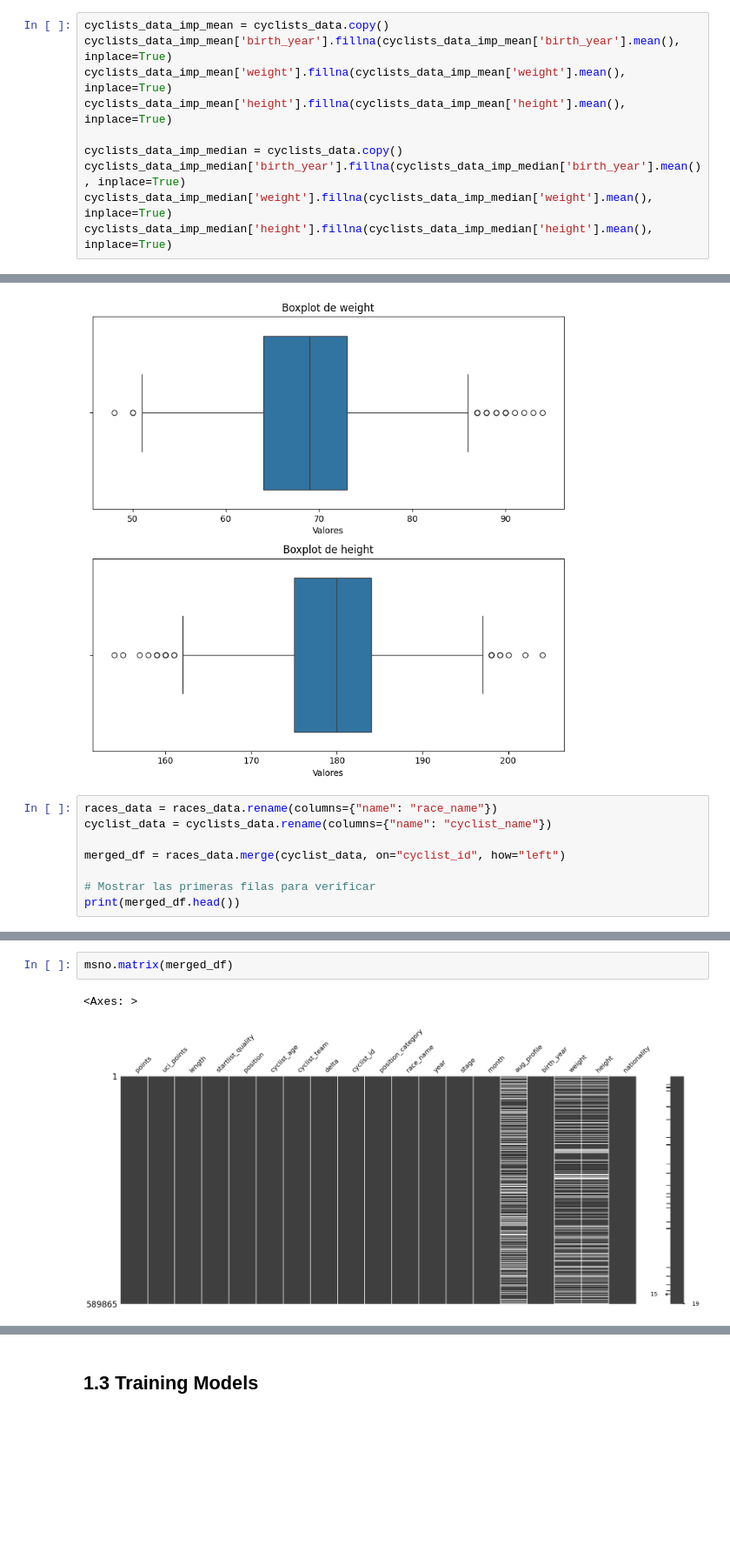
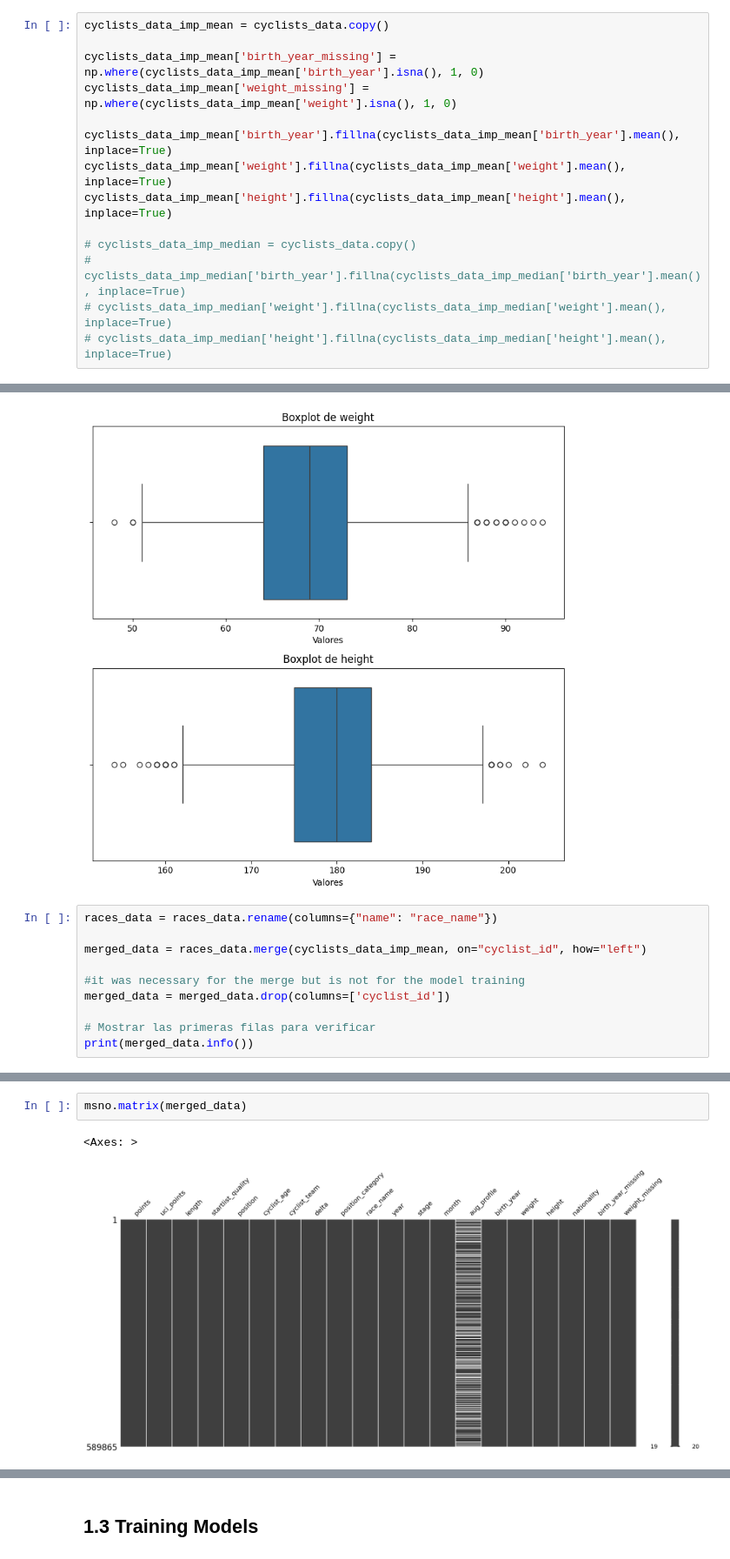
Before and after one commit to mariaviv27/Machine-Learning-Avanzado, a Jupyter notebook: machinelearning.ipynb, the cells around one changed output, grey strips where cells are left out. Shown: that part at 87% size. Cells and saved outputs as stored; diff of their text form; blank space fills up the shorter version.

```diff
--- a/machinelearning.ipynb
+++ b/machinelearning.ipynb
@@ -238,13 +254,17 @@ dtype: object
 # %%
 cyclists_data_imp_mean = cyclists_data.copy()
+
+cyclists_data_imp_mean['birth_year_missing'] = np.where(cyclists_data_imp_mean['birth_year'].isna(), 1, 0)
+cyclists_data_imp_mean['weight_missing'] = np.where(cyclists_data_imp_mean['weight'].isna(), 1, 0)
+
 cyclists_data_imp_mean['birth_year'].fillna(cyclists_data_imp_mean['birth_year'].mean(), inplace=True)
 cyclists_data_imp_mean['weight'].fillna(cyclists_data_imp_mean['weight'].mean(), inplace=True)
 cyclists_data_imp_mean['height'].fillna(cyclists_data_imp_mean['height'].mean(), inplace=True)
 
-cyclists_data_imp_median = cyclists_data.copy()
-cyclists_data_imp_median['birth_year'].fillna(cyclists_data_imp_median['birth_year'].mean(), inplace=True)
-cyclists_data_imp_median['weight'].fillna(cyclists_data_imp_median['weight'].mean(), inplace=True)
-cyclists_data_imp_median['height'].fillna(cyclists_data_imp_median['height'].mean(), inplace=True)
+# cyclists_data_imp_median = cyclists_data.copy()
+# cyclists_data_imp_median['birth_year'].fillna(cyclists_data_imp_median['birth_year'].mean(), inplace=True)
+# cyclists_data_imp_median['weight'].fillna(cyclists_data_imp_median['weight'].mean(), inplace=True)
+# cyclists_data_imp_median['height'].fillna(cyclists_data_imp_median['height'].mean(), inplace=True)
 # %% [output]
 The behavior will change in pandas 3.0. This inplace method will never work because the intermediate object on which we are setting values always behaves as a copy.
 
@@ -382,10 +389,12 @@ plt.show()
 [figure]
 # %%
 races_data = races_data.rename(columns={"name": "race_name"})
-cyclist_data = cyclists_data.rename(columns={"name": "cyclist_name"})
 
-merged_df = races_data.merge(cyclist_data, on="cyclist_id", how="left")
+merged_data = races_data.merge(cyclists_data_imp_mean, on="cyclist_id", how="left")
+
+#it was necessary for the merge but is not for the model training
+merged_data = merged_data.drop(columns=['cyclist_id'])
 
 # Mostrar las primeras filas para verificar
-print(merged_df.head())
+print(merged_data.info())
 # %% [output]
@@ -412,5 +427,5 @@ print(merged_df.head())
 # %%
-msno.matrix(merged_df)
+msno.matrix(merged_data)
 # %% [output]
 <Axes: >
-[figure, old version]
+[figure, new version]
```
Also changed, not shown: parts of 14 cells of this notebook.
